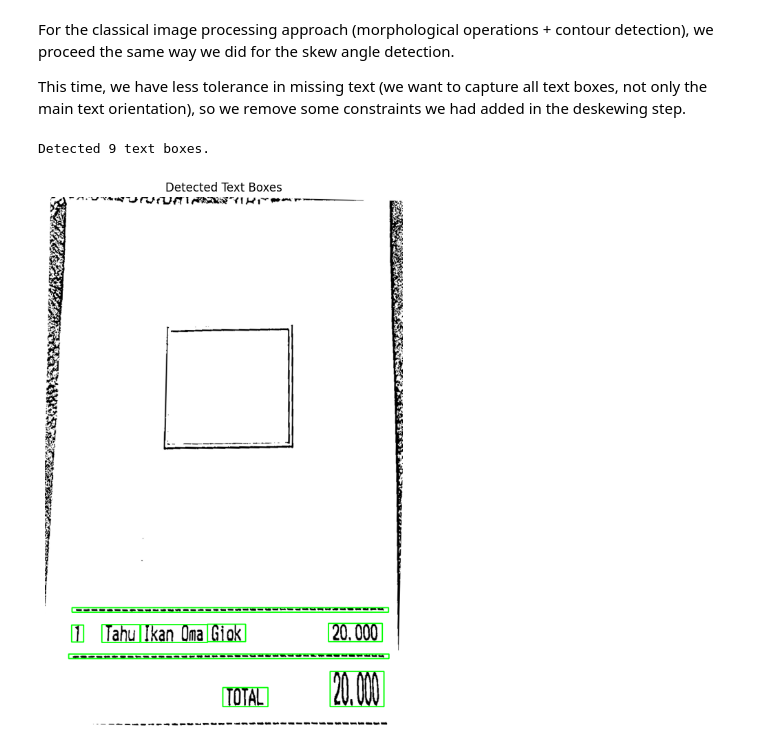
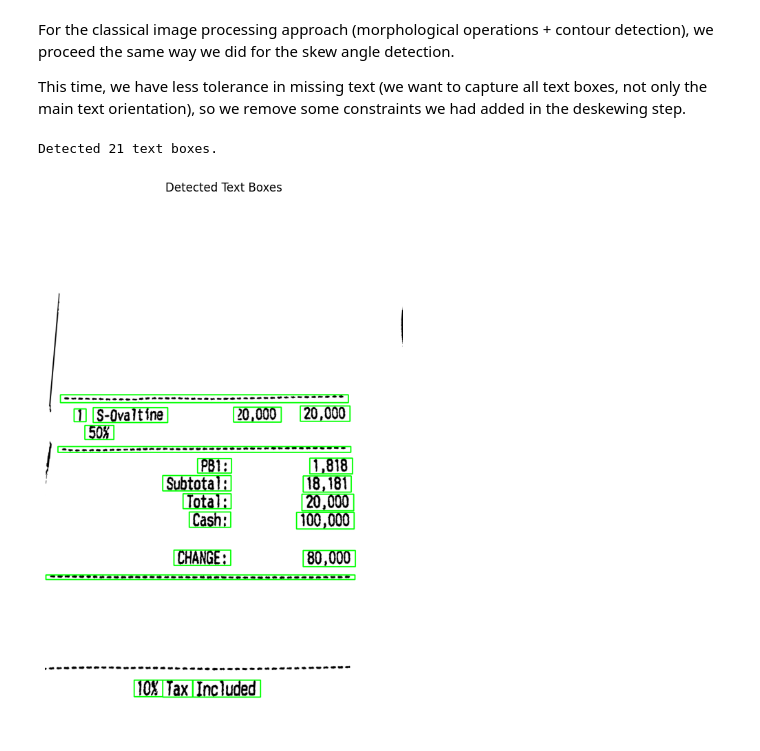
Before and after one commit to Gdeterline/Optical-Character-Recognition-for-Receipts, a Jupyter notebook: notebooks/textbox_detection.ipynb, the cells around one changed output. Cells and saved outputs as stored; diff of their text form; code cells hidden in the pictures.

```diff
--- a/notebooks/textbox_detection.ipynb
+++ b/notebooks/textbox_detection.ipynb
@@ -74,24 +77,24 @@ def detect_text_boxes(binary_img, kernel_size=(20, 1)):
     return results
 # %%
 # Load a binary image
-binary_image = cv2.imread(os.path.join(data_dir, 'dev_receipt_00009.png'), cv2.IMREAD_GRAYSCALE)
+binary_image = cv2.imread(os.path.join(data_dir, 'dev_receipt_00002.png'), cv2.IMREAD_GRAYSCALE)
 
 # Apply the text box detection
 empirical_kernel = (20, 1)
 text_boxes = detect_text_boxes(binary_image, kernel_size=empirical_kernel)
 
 # Print shape of detected boxes
 print(f"Detected {len(text_boxes)} text boxes.")
 
 # Visualize the detected text boxes
 plt.figure(figsize=(10,10))
 image_with_boxes = cv2.cvtColor(binary_image, cv2.COLOR_GRAY2BGR)
 for (x, y, w, h) in text_boxes:
     cv2.rectangle(image_with_boxes, (x, y), (x + w, y + h), (0, 255, 0), 2)
 plt.imshow(image_with_boxes)
 plt.title('Detected Text Boxes')
 plt.axis('off')
 plt.show()
 # %% [output]
-Detected 9 text boxes.
+Detected 21 text boxes.
-[figure, old version]
+[figure, new version]
```
Also changed, not shown: parts of 1 cell of this notebook, 6 other files.
